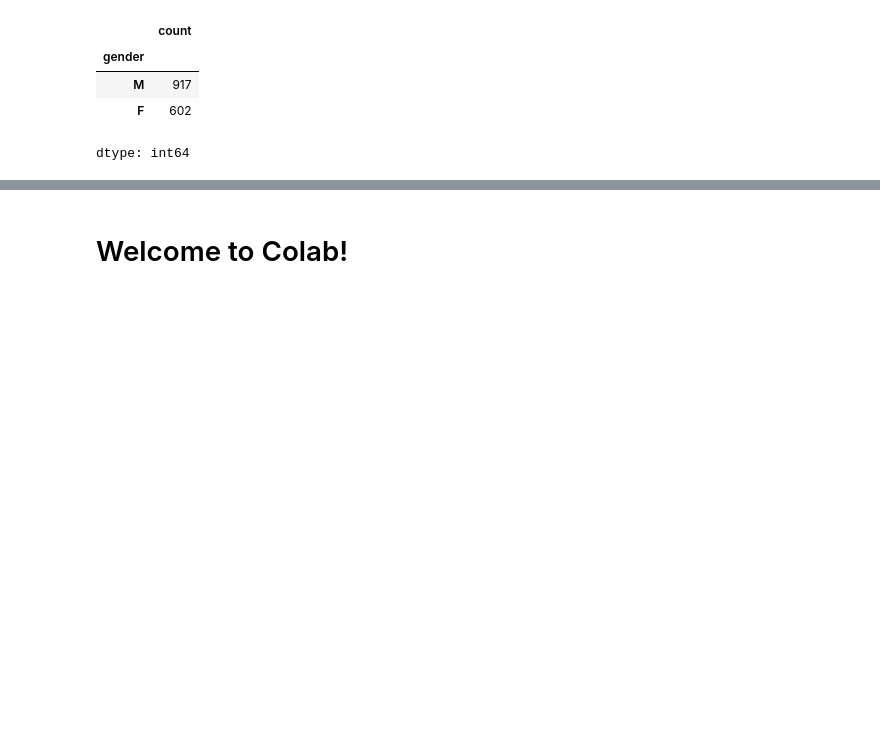
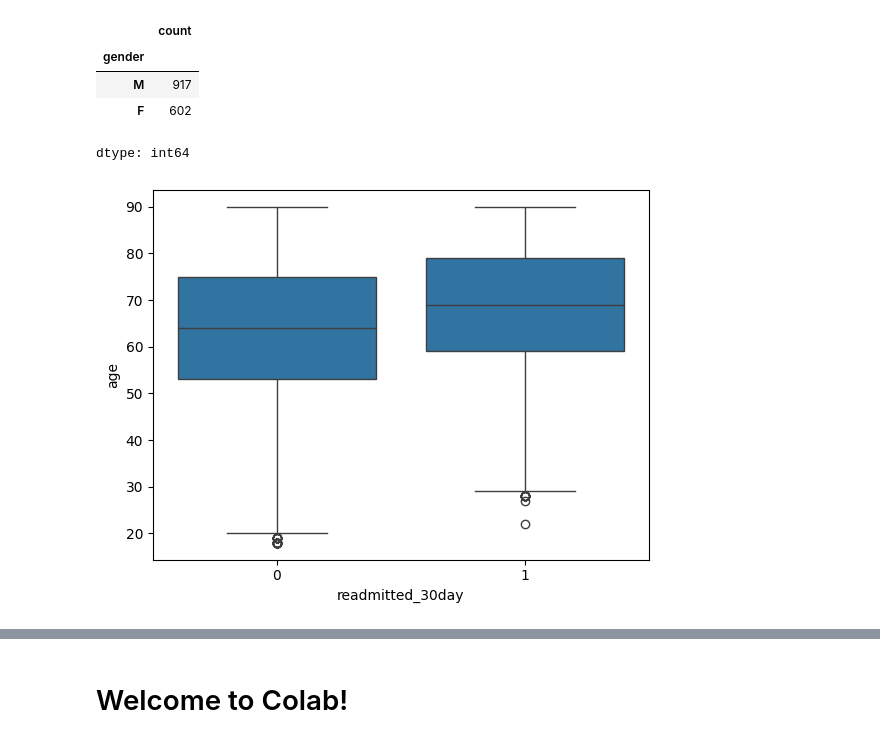
Before and after one commit to abdullaawad/Final-Year-Project, a Jupyter notebook: Re_Admission_Prediction.ipynb, the cells around one changed output, grey strips where cells are left out. Saved outputs shown, nothing was run; the diff lists cells and outputs as text; code cells hidden in the pictures; blank space fills up the shorter version.

```diff
--- a/Re_Admission_Prediction.ipynb
+++ b/Re_Admission_Prediction.ipynb
@@ -266,3 +266,8 @@ df_1['gender'].value_counts()
 | M | 917 |
 | F | 602 |
 dtype: int64
+# %%
+sns.boxplot(data=df, x='readmitted_30day', y='age')
+plt.show()
+# %% [output]
+[figure, added]
```
Also changed, not shown: parts of 7 cells of this notebook.
